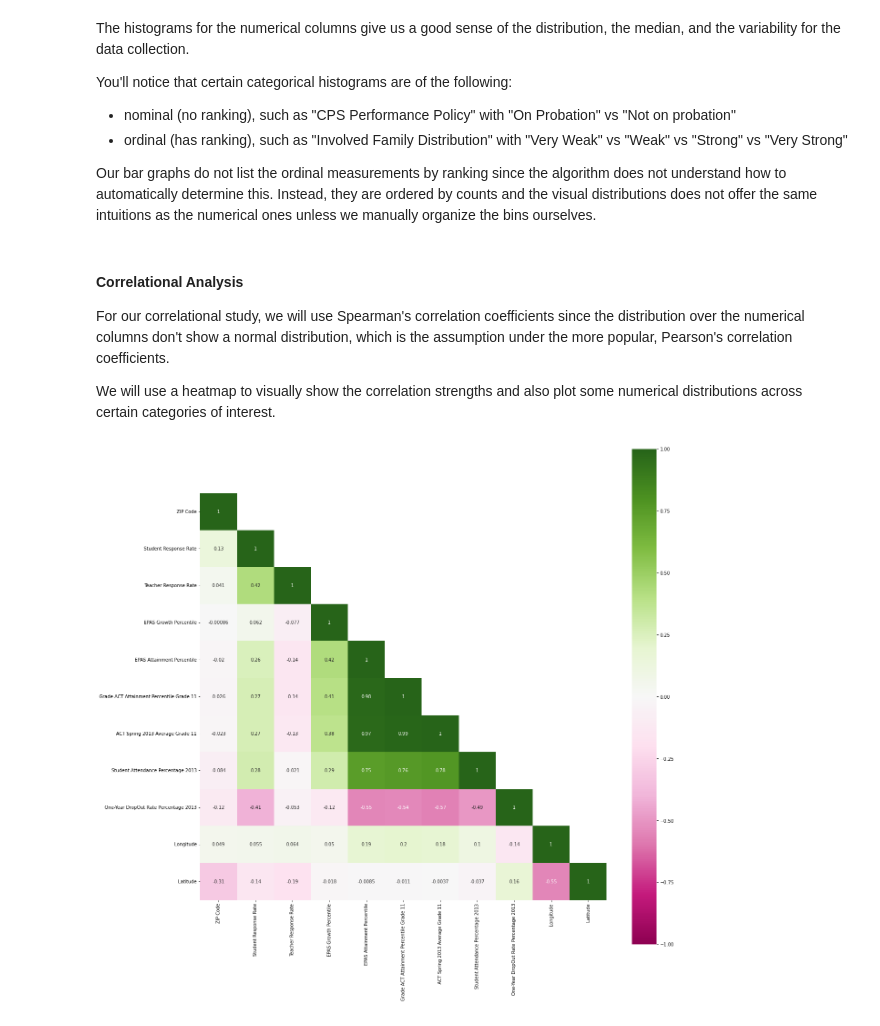
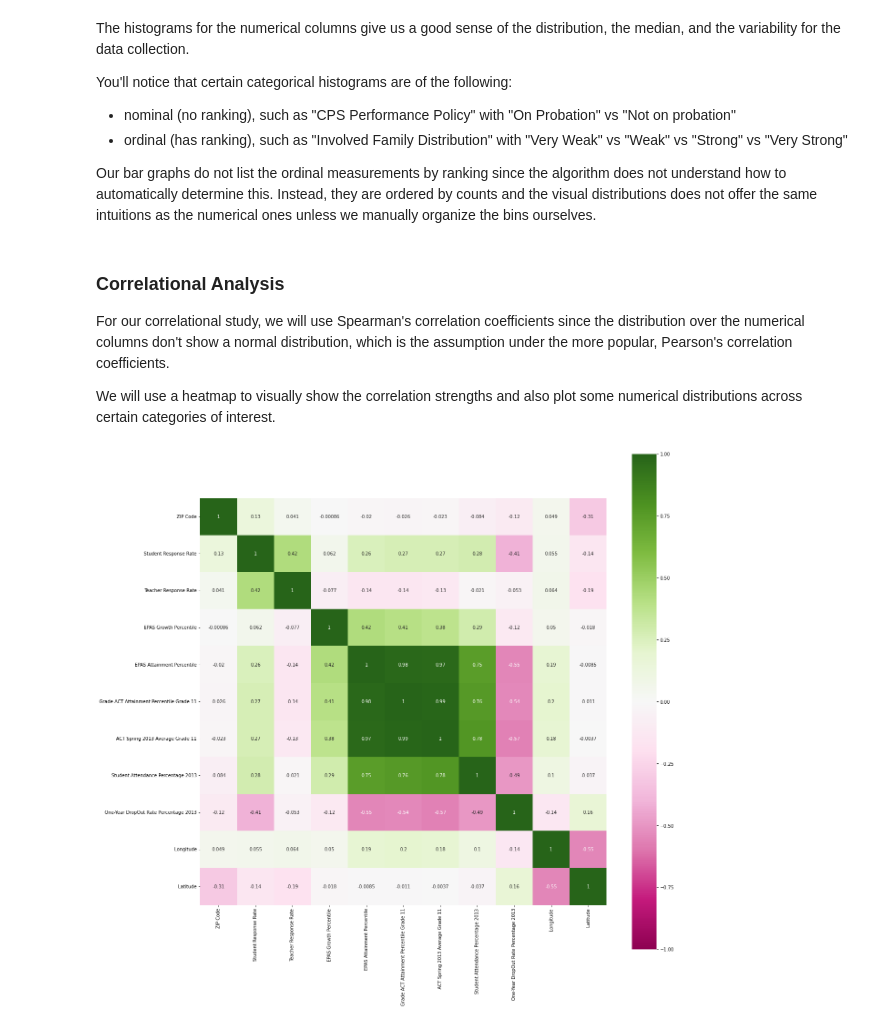
Before and after one commit to QPham-H/Kaggle_Datasets, a Jupyter notebook: Jupyter_Notebooks/CPS_Analysis/CPS Data Analysis and Data Visualization.ipynb, the cells around one changed output. Drawn from its saved outputs; the diff is of its cells as text; code cells hidden in the pictures.

```diff
--- a/Jupyter_Notebooks/CPS_Analysis/CPS Data Analysis and Data Visualization.ipynb
+++ b/Jupyter_Notebooks/CPS_Analysis/CPS Data Analysis and Data Visualization.ipynb
@@ -450,29 +460,37 @@ You'll notice that certain categorical histograms are of the following:
 
 Our bar graphs do not list the ordinal measurements by ranking since the algorithm does not understand how to automatically determine this. Instead, they are ordered by counts and the visual distributions does not offer the same intuitions as the numerical ones unless we manually organize the bins ourselves.
 # %% [markdown]
-#### Correlational Analysis
+### Correlational Analysis
 For our correlational study, we will use Spearman's correlation coefficients since the distribution over the numerical columns don't show a normal distribution, which is the assumption under the more popular, Pearson's correlation coefficients.
 
 We will use a heatmap to visually show the correlation strengths and also plot some numerical distributions across certain categories of interest.
 # %%
 def corr_heatmap(df):
+    """
+    Create a heatmap of Spearman's correlations
+
+    Parameter:
+        df: dataframe
+    Return:
+        None: plot heatmap
+    """
     corr = df.corr('spearman')
-    mask = np.zeros_like(corr)
-    mask[np.triu_indices_from(mask, k=1)] = True
+    #mask = np.zeros_like(corr)
+    #mask[np.triu_indices_from(mask, k=1)] = True
 
     plt.figure(figsize=(20,20))
     sns.heatmap(
         corr,
         cmap = "PiYG", # So 0 will have the lightest color
         vmin=-1,
         vmax=1,
         square=True,
         linecolor = 'k',
-        mask=mask,
+        #mask=mask,
         annot=True)
     plt.show()
 
 
 corr_heatmap(df)
 # %% [output]
-[figure, old version]
+[figure, new version]
```
Also changed, not shown: parts of 11 cells of this notebook.
